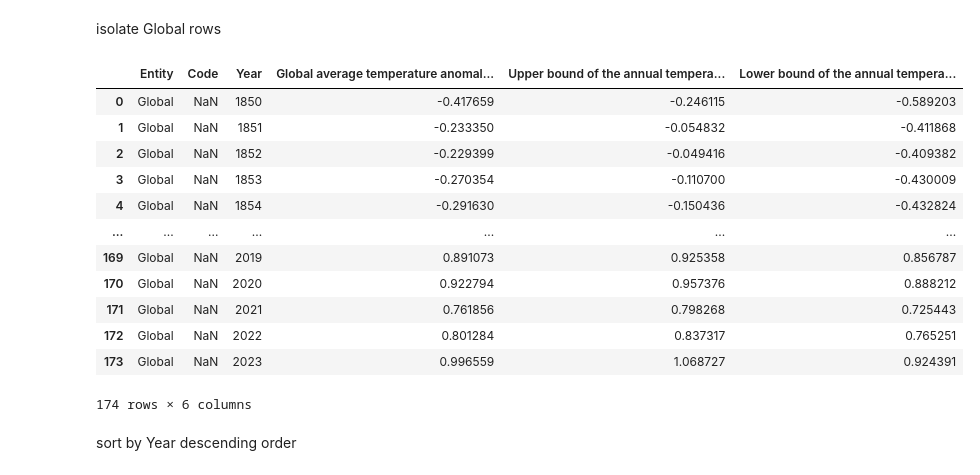
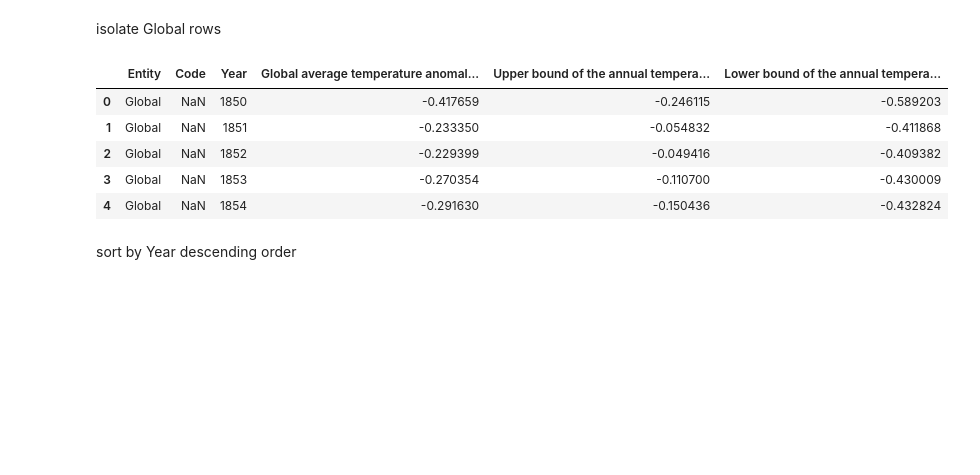
Before and after one commit to dectan/Programming-for-Data-Analysis-Project-2, a Jupyter notebook: Project 2.ipynb, the cells around one changed output. Drawn from its saved outputs; the diff is of its cells as text; code cells hidden in the pictures; blank space fills up the shorter version.

```diff
--- a/Project 2.ipynb
+++ b/Project 2.ipynb
@@ -962,21 +962,14 @@ isolate Global rows
 # %%
 df = df.query("Entity == 'Global'")
 # %%
-df
+df.head()
 # %% [output]
 |  | Entity | Code | Year | Global average temperature anomal... | Upper bound of the annual tempera... | Lower bound of the annual tempera... |
 | 0 | Global | NaN | 1850 | -0.417659 | -0.246115 | -0.589203 |
 | 1 | Global | NaN | 1851 | -0.233350 | -0.054832 | -0.411868 |
 | 2 | Global | NaN | 1852 | -0.229399 | -0.049416 | -0.409382 |
 | 3 | Global | NaN | 1853 | -0.270354 | -0.110700 | -0.430009 |
 | 4 | Global | NaN | 1854 | -0.291630 | -0.150436 | -0.432824 |
-| ... | ... | ... | ... | ... | ... | ... |
-| 169 | Global | NaN | 2019 | 0.891073 | 0.925358 | 0.856787 |
-| 170 | Global | NaN | 2020 | 0.922794 | 0.957376 | 0.888212 |
-| 171 | Global | NaN | 2021 | 0.761856 | 0.798268 | 0.725443 |
-| 172 | Global | NaN | 2022 | 0.801284 | 0.837317 | 0.765251 |
-| 173 | Global | NaN | 2023 | 0.996559 | 1.068727 | 0.924391 |
-174 rows × 6 columns
 # %% [markdown]
 sort by Year descending order
 # %%
```
Also changed, not shown: parts of 2 cells of this notebook.
